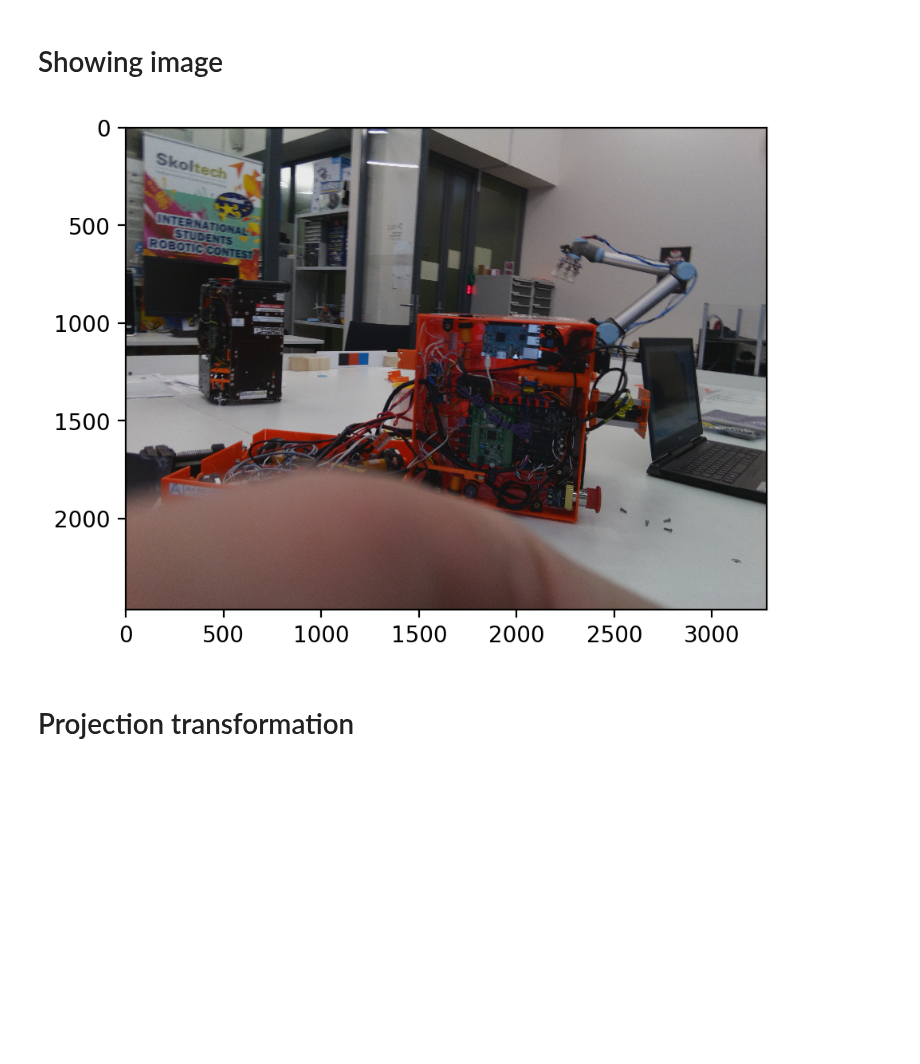
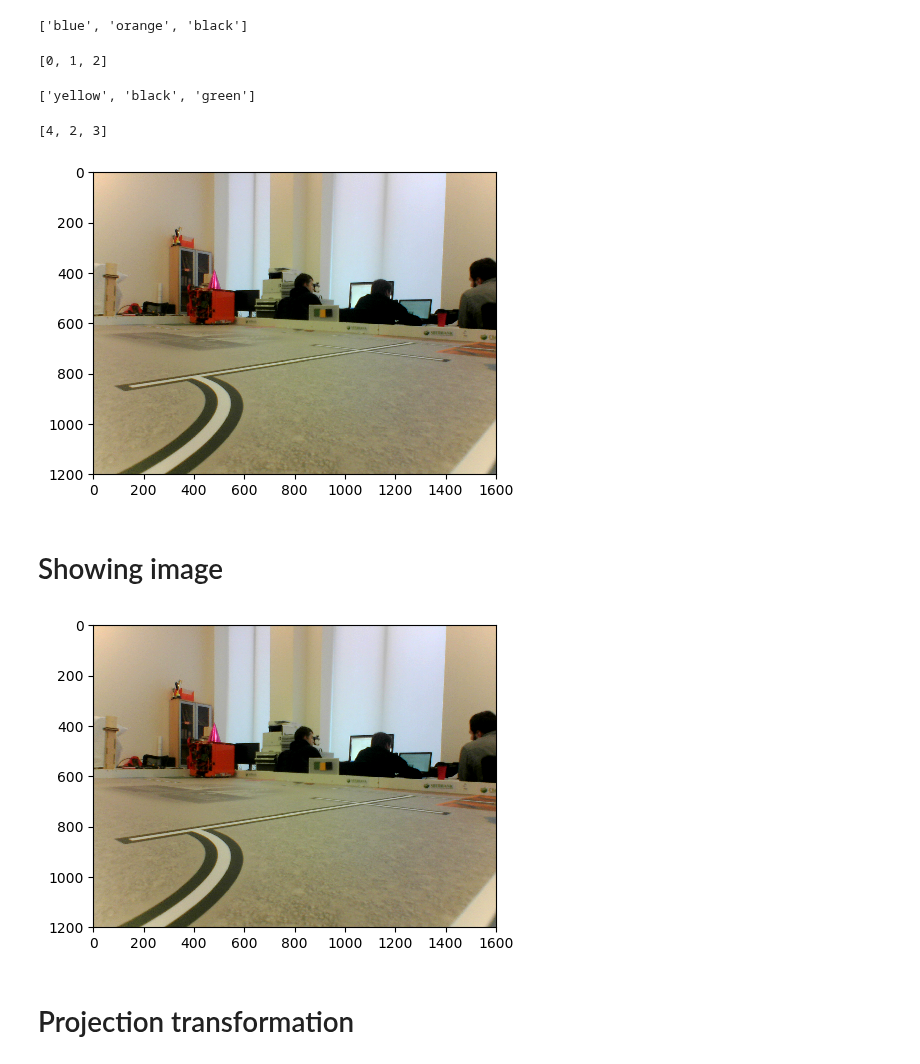
Before and after one commit to SkoltechRobotics/Eurobot2018, a Jupyter notebook: Miscellaneous/CubeSequenceRecognition/PlanRecognition.ipynb, the cells around one changed output. Cells and saved outputs as stored; diff of their text form; code cells hidden in the pictures; blank space fills up the shorter version.

```diff
--- a/Miscellaneous/CubeSequenceRecognition/PlanRecognition.ipynb
+++ b/Miscellaneous/CubeSequenceRecognition/PlanRecognition.ipynb
@@ -5 +7,31 @@ import matplotlib.pyplot as plt
 %matplotlib inline
+# %%
+class camera(object):
+    def __init__(self):
+        self.cap = cv2.VideoCapture(1)
+        self.cap.set(cv2.CAP_PROP_FRAME_WIDTH, 1600)
+        self.cap.set(cv2.CAP_PROP_FRAME_HEIGHT, 1200)
+        for i in range(3):
+            ret, frame = self.cap.read()
+
+    def show_img(self):
+        while(1):
+            ret, frame = self.cap.read()
+            cv2.imshow('frame',frame)
+
+            if cv2.waitKey(1) & 0xFF == ord('q'):
+                break
+        cv2.destroyAllWindows()
+    def make_img(self):
+        for i in range(2):
+            ret, frame = self.cap.read()
+#         plt.subplots(1, 1, figsize=(6, 4), dpi=300)
+#         plt.imshow(cv2.cvtColor(frame, cv2.COLOR_RGB2BGR))
+        return frame
+    def save_img(self, plan):
+        name = "imgs/" + datetime.datetime.now().strftime("%Y%m%d%H%M%S") + str(
+            plan[0]) + str(plan[1]) + str(plan[2]) + ".png"
+        ret, frame = self.cap.read()
+        cv2.imwrite(name, frame)
+    def release(self):
+        self.cap.release()
@@ -6 +161,3 @@ import matplotlib.pyplot as plt
+# %%
+cam = camera()
 # %%
@@ -8 +165,6 @@ row_img = cv2.imread("cam1.jpg")
 img = cv2.cvtColor(row_img, cv2.COLOR_BGR2RGB)
+# %%
+pr.recognize_plan(row_img)
+# %% [output]
+['blue', 'orange', 'black']
+[0, 1, 2]
@@ -8,0 +173,9 @@ img = cv2.cvtColor(row_img, cv2.COLOR_BGR2RGB)
+# %%
+img = cam.make_img()
+fig, ax = plt.subplots(1, 1, dpi=100)
+ax.imshow(cv2.cvtColor(img, cv2.COLOR_BGR2RGB))
+pr.recognize_plan(img)
+# %% [output]
+['yellow', 'black', 'green']
+[4, 2, 3]
+[figure, added]
@@ -9,11 +186,12 @@ img = cv2.cvtColor(row_img, cv2.COLOR_BGR2RGB)
 # %% [markdown]
 # Showing image
 # %%
-fig, ax = plt.subplots(1, 1, dpi=200)
+#img = cv2.cvtColor(img, cv2.COLOR_BGR2RGB)
+fig, ax = plt.subplots(1, 1, dpi=100)
 ax.imshow(img);
-# ax.set_ylim(1680, 1600)
-# ax.set_xlim(1340, 1520)
+#ax.set_ylim(1680, 1600)
+#ax.set_xlim(1340, 1520)
 # %% [output]
-[figure, old version]
+[figure, new version]
 # %% [markdown]
 # Projection transformation
```
Also changed, not shown: parts of 20 cells of this notebook, 2 other files.
